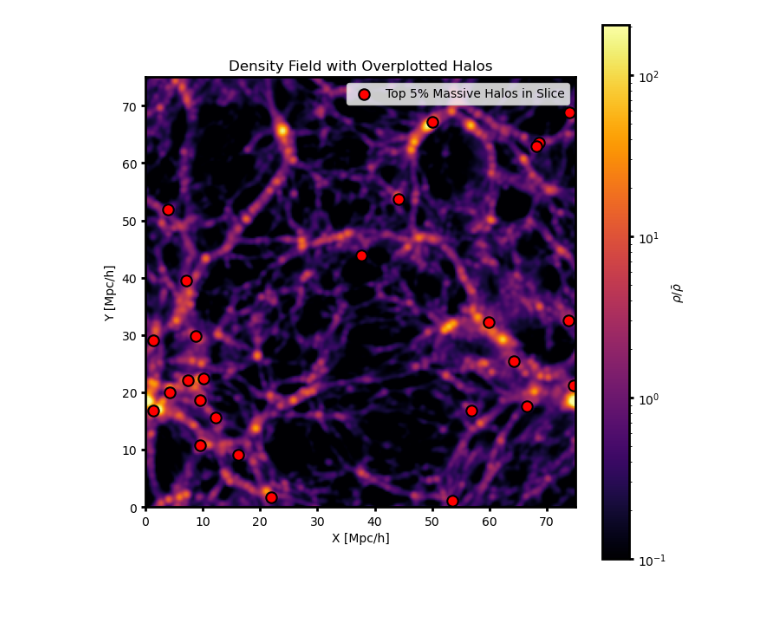
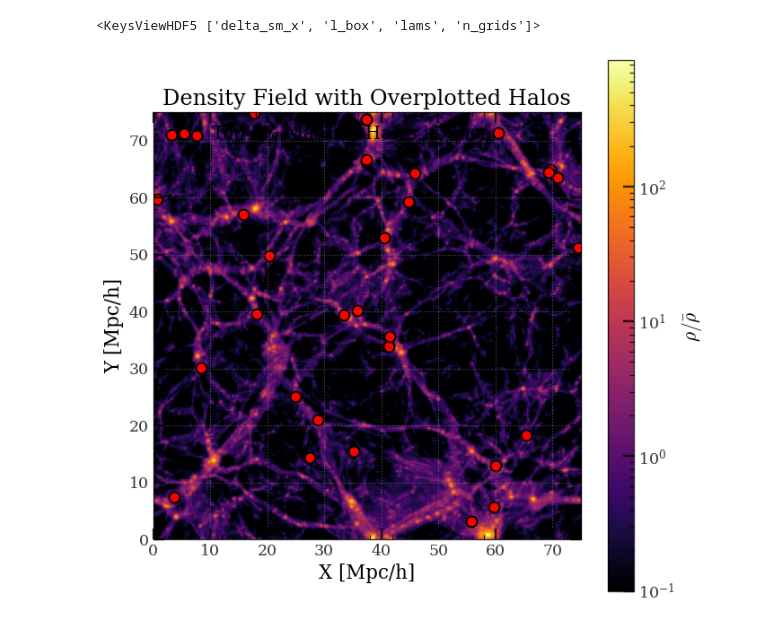
Before and after one commit to Phiyu/halo_web, a Jupyter notebook: docs/code_sample/theory/sample_check.ipynb, the cells around one changed output. Cells and saved outputs as stored; diff of their text form; code cells hidden in the pictures.

```diff
--- a/docs/code_sample/theory/sample_check.ipynb
+++ b/docs/code_sample/theory/sample_check.ipynb
@@ -24,16 +24,21 @@ SAMPLE_PATH = Path('/Volumes/T7/halo_web')  # Path in local
 
 N_grid = 256
 file_halo_sample = SAMPLE_PATH / 'halo_sample.hdf5'
-file_tidal_field = SAMPLE_PATH / f'field_sample_{N_grid}_hr.hdf5'
+file_tidal_field = SAMPLE_PATH / f'cf_field_sample.hdf5'
 dir_output = SAMPLE_PATH / 'output'
+
+with h5py.File(file_tidal_field, 'r', locking=False) as f:
+    print(f.keys())
+# %% [output]
+<KeysViewHDF5 ['delta_sm_x', 'l_box', 'lams', 'n_grids']>
 # %%
 # plot field slice
 
-slice_index = 79  # Choose a slice from the middle of the box (0 to 255)
+slice_index = 126  # Choose a slice from the middle of the box (0 to 255)
 slice_thickness = 5 # Number of slices to average over for a thicker projection
 
 # --- Load Data ---
-field_plot = h5py.File(SAMPLE_PATH / f'field_sample_256_hr.hdf5', 'r', locking=False)
+field_plot = h5py.File(file_tidal_field, 'r', locking=False)
 delta_sm_x = np.array(field_plot['delta_sm_x'])
 l_box = np.array(field_plot['l_box'])
 n_grids = np.array(field_plot['n_grids'])
@@ -41,41 +46,38 @@ n_grids = np.array(field_plot['n_grids'])
 # --- Create Projection ---
 # Averaging a few slices can make features clearer
 slice_data = np.mean(delta_sm_x[:, :, slice_index : slice_index + slice_thickness], axis=2)
-
-# --- Parameters ---
-file_halo_sample = SAMPLE_PATH / 'halo_sample.hdf5'
 
 # --- Load Halo Data ---
 with h5py.File(file_halo_sample, 'r', locking=False) as f:
     halo_pos = f['position'][:]
     halo_mass = f['mass'][:]
 
 # Select massive halos to make the plot cleaner
 mass_cut = np.quantile(halo_mass, 0.95) # Plot the most massive 5% of halos
 massive_halos_pos = halo_pos[halo_mass > mass_cut]
 
 # --- Select halos within the plotted slice ---
 z_min = slice_index * l_box / n_grids
 z_max = (slice_index + slice_thickness) * l_box / n_grids
 in_slice_mask = (massive_halos_pos[:, 2] >= z_min) & (massive_halos_pos[:, 2] < z_max)
 halos_in_slice = massive_halos_pos[in_slice_mask]
 
 # --- Plotting (reusing the plot from Method 1) ---
 fig, ax = plt.subplots(figsize=(8, 8))
 im = ax.imshow((1 + slice_data).T, origin='lower', extent=[0, l_box, 0, l_box],
                cmap='inferno', norm=colors.LogNorm(vmin=0.1, vmax=(1 + delta_sm_x.max())/10))
 
 # Overplot halo positions
 ax.scatter(halos_in_slice[:, 0], halos_in_slice[:, 1],
            edgecolors='black', s=80, lw=1.5, facecolors='red',
            label=f'Top 5% Massive Halos in Slice')
 
 ax.set_title(f'Density Field with Overplotted Halos')
 ax.set_xlabel('X [Mpc/h]')
 ax.set_ylabel('Y [Mpc/h]')
 ax.legend()
 fig.colorbar(im, ax=ax, label=r'$\rho / \bar{\rho}$')
 plt.show()
 # %% [output]
-[figure, old version]
+[figure, new version]
 # %%
```
Also changed, not shown: parts of 2 cells of this notebook, 2 other files.
